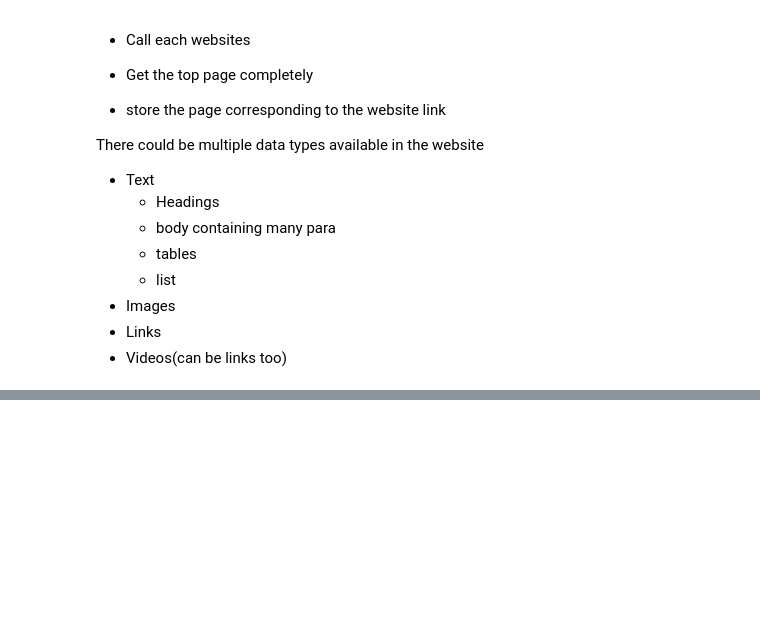
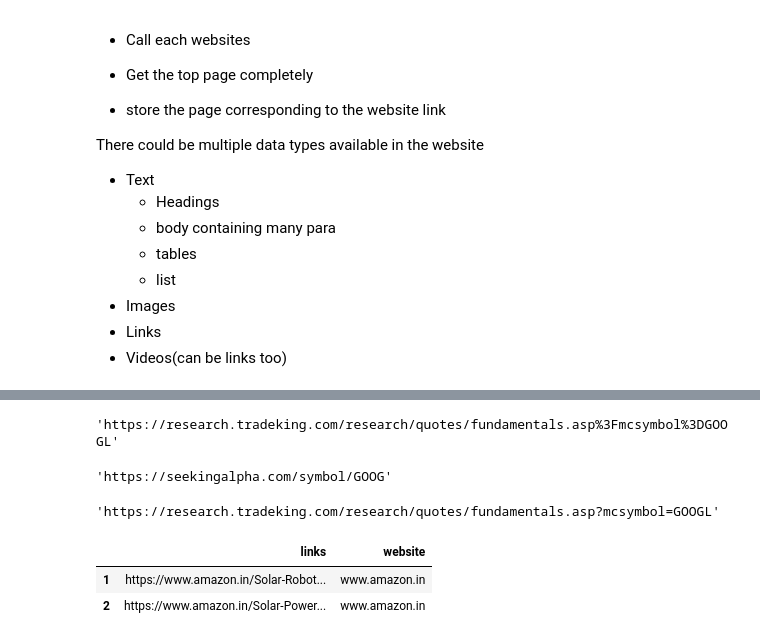
Before and after one commit to Kamalabot/Datagathering_Automation, a Jupyter notebook: Scraping_websites.ipynb, the cells around one changed output, grey strips where cells are left out. Drawn from its saved outputs; the diff is of its cells as text; code cells hidden in the pictures; blank space fills up the shorter version.

```diff
--- a/Scraping_websites.ipynb
+++ b/Scraping_websites.ipynb
@@ -185,0 +343,22 @@ for x in heading:
+# %%
+data_collector.links = data_collector.links.apply(lambda x : x.split('&')[0])
+data_collector.links[0]
+# %% [output]
+'https://research.tradeking.com/research/quotes/fundamentals.asp%3Fmcsymbol%3DGOOGL'
+# %%
+#Converting the amazon links to the format chrome can open
+data_collector.links = data_collector.links.apply(lambda x: unquote(x))
+# %%
+#Converting the amazon links to the format chrome can open
+data_collector.loc[data_collector.website=='www.amazon.in','links'] = data_collector[data_collector.website == 'www.amazon.in'].links.apply(lambda x: unquote(x))
+# %%
+#Converting the youtube links to the format chrome can open
+data_collector.loc[data_collector.website=='www.youtube.com','links'] = data_collector[data_collector.website == 'www.youtube.com'].links.apply(lambda x: unquote(x))
+# %%
+data_collector.links[12] # we have take out the last part of the path
+# %% [output]
+'https://seekingalpha.com/symbol/GOOG'
+# %%
+unquote(data_collector.links[1])
+# %% [output]
+'https://research.tradeking.com/research/quotes/fundamentals.asp?mcsymbol=GOOGL'
@@ -185,0 +367,4 @@ for x in heading:
+# %%
+#Create seperate dataframe for both these websites
+youtube = data_collector.loc[data_collector.website=='www.youtube.com'].reset_index()
+amazon = data_collector.loc[data_collector.website=='www.amazon.in'].reset_index()
@@ -185,0 +377,6 @@ for x in heading:
+# %%
+amazon
+# %% [output]
+|  | links | website |
+| 1 | https://www.amazon.in/Solar-Robot... | www.amazon.in |
+| 2 | https://www.amazon.in/Solar-Power... | www.amazon.in |
```
Also changed, not shown: parts of 75 cells of this notebook, 2 other files.
